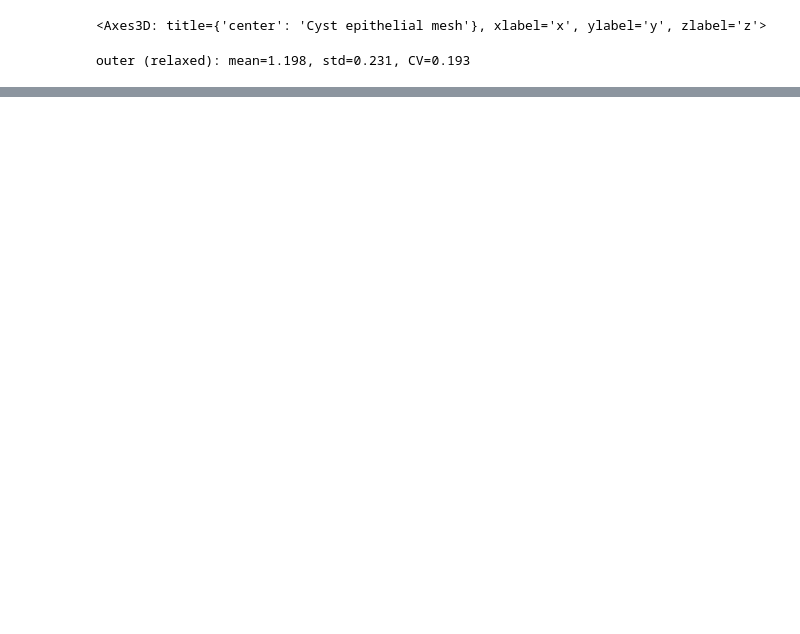
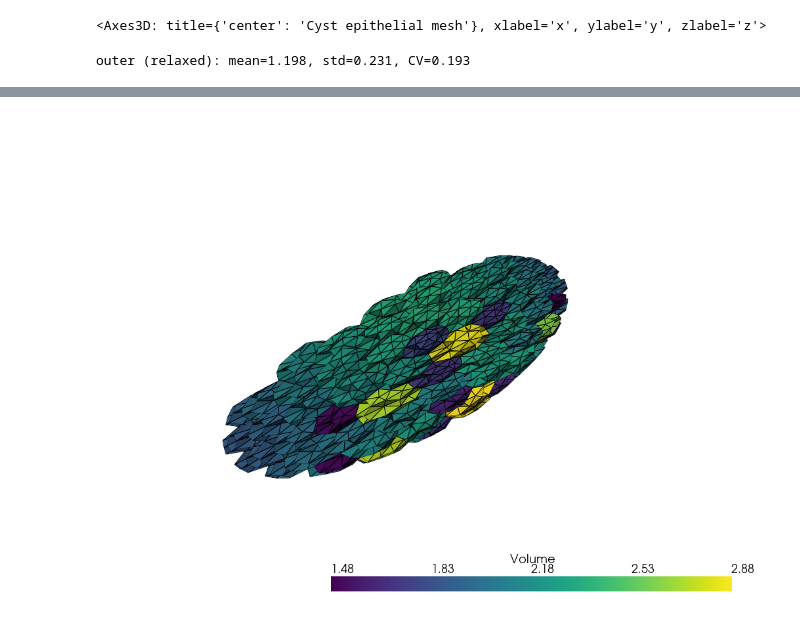
Before and after one commit to Pablo1990/pyVertexModel, a Jupyter notebook: src/pyVertexModel/cyst_seed_prototype.ipynb, the cells around one changed output, grey strips where cells are left out. Saved outputs shown, nothing was run; the diff lists cells and outputs as text; code cells hidden in the pictures; blank space fills up the shorter version.

Commit message:
diagnostics within vertexmodelbubbles and visualisation within notebook

```diff
--- a/src/pyVertexModel/cyst_seed_prototype.ipynb
+++ b/src/pyVertexModel/cyst_seed_prototype.ipynb
@@ -456,12 +456,22 @@ def build_cyst_mesh(result, center, inner_axes, outer_axes):
         basal_vertex_ids,
     )
 
-    Twg = np.vstack([Twg_apical, Twg_basal])
+    Twg_lumen = np.column_stack([
+        np.zeros(topology["triangles_connectivity"].shape[0], dtype=int),
+        topology["triangles_connectivity"],
+    ])
+    Twg = np.vstack([Twg_lumen, Twg_apical, Twg_basal])
 
     return {
         "X": X,
         "Twg": Twg,
+        "lumen_cell": 0,
         "topology": topology,
+        "main_cells_with_lumen": np.concatenate([[0], topology["main_cells"]]),
+        "apical_face_ids": apical_face_ids,
+        "basal_face_ids": basal_face_ids,
+        "apical_vertex_ids": apical_vertex_ids,
+        "basal_vertex_ids": basal_vertex_ids,
         "Xg_apical": Xg_apical,
         "Xg_basal": Xg_basal,
         "apical_vertices": apical_vertices,
@@ -591,0 +635,36 @@ outer (relaxed): mean=1.198, std=0.231, CV=0.193
+# %%
+
+from pyVertexModel.geometry.geo import Geo
+from pyVertexModel.parameters.set import Set
+import numpy as np
+
+c_set = Set()
+c_set.cyst_scratch()
+c_set.update_derived_parameters()
+
+geo = Geo()
+geo.nCells = len(mesh["main_cells_with_lumen"])
+c_set.TotalCells = geo.nCells
+geo.Main_cells = range(geo.nCells)
+
+geo.XgBottom = [mesh["lumen_cell"]]
+geo.XgTop = np.concatenate([mesh["Xg_apical"], mesh["Xg_basal"]])
+geo.XgID = np.append(geo.XgTop, mesh["lumen_cell"])
+
+geo.XgLumen = np.array([mesh["lumen_cell"]])
+geo.XgApical = mesh["Xg_apical"]
+geo.XgBasal = mesh["Xg_basal"]
+
+geo.build_cells(c_set, mesh["X"], mesh["Twg"])
+
+# Render using the repo's own machinery — this is EXACTLY what the real pipeline produces
+import pyvista as pv
+try:
+    plotter = pv.Plotter(off_screen=True)
+except Exception:
+    plotter = pv.Plotter()
+for c_cell in geo.Cells[1:100]:
+    if c_cell.AliveStatus is not None:
+        plotter.add_mesh(c_cell.create_pyvista_mesh(), show_edges=True)
+plotter.show()
+# %% [output]
@@ -591,0 +688 @@ outer (relaxed): mean=1.198, std=0.231, CV=0.193
+[figure, added]
```
Also changed, not shown: parts of 7 cells of this notebook, 3 other files.
